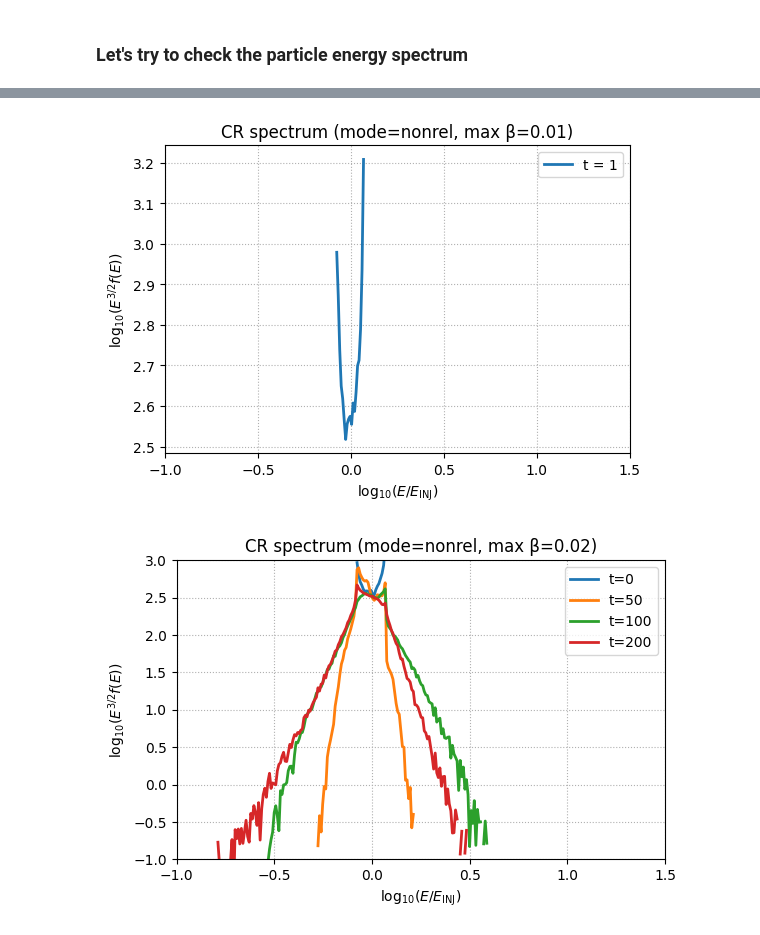
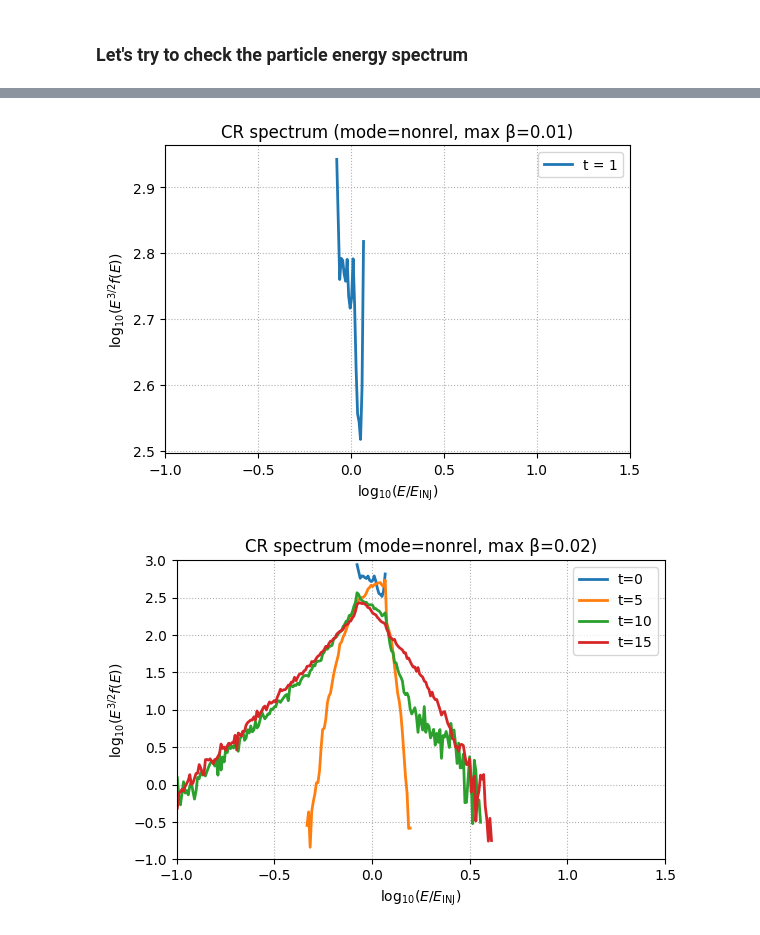
Before and after one commit to weipengyao/scripts, a Jupyter notebook: amrvac/post_particle.ipynb, the cells around one changed output, grey strips where cells are left out. Drawn from its saved outputs; the diff is of its cells as text; code cells hidden in the pictures.

```diff
--- a/amrvac/post_particle.ipynb
+++ b/amrvac/post_particle.ipynb
@@ -9,7 +9,7 @@ import numpy as np
 import matplotlib.pyplot as plt
 # %%
 x, y, z, vx, vy, vz = np.genfromtxt(
-    '/Users/yao/Documents/Data/AMRVAC/test0/test_0001.pic1',
+    '/Users/yao/Documents/Data/AMRVAC/test4/test_0001.pic1',
     usecols=(0,1,2,3,4,5),
     skip_footer=3,
     unpack=True)
@@ -125,37 +123,40 @@ plot_cr_spectrum_E32f_logx(
 plt.xlim([-1.0, 1.5])
 plt.show()
 # %% [output]
-[figure, old version]
+[figure, new version]
 # %%
 import numpy as np
 import matplotlib.pyplot as plt
 
 files  = [
-    "/Users/yao/Documents/Data/AMRVAC/test2/test_0001.pic1",
-    "/Users/yao/Documents/Data/AMRVAC/test2/test_0050.pic1",
-    "/Users/yao/Documents/Data/AMRVAC/test2/test_0100.pic1",
-    "/Users/yao/Documents/Data/AMRVAC/test2/test_0200.pic1",
+    "/Users/yao/Documents/Data/AMRVAC/test4/test_0001.pic1",
+    "/Users/yao/Documents/Data/AMRVAC/test4/test_0005.pic1",
+    "/Users/yao/Documents/Data/AMRVAC/test4/test_0010.pic1",
+    "/Users/yao/Documents/Data/AMRVAC/test4/test_0015.pic1",
 ]
-labels = ["t=0", "t=50", "t=100", "t=200"]   # edit as you like
+labels = ["t=0", "t=5", "t=10", "t=15"]   # edit as you like
 
 mp = 1.67262192369e-27   # proton mass [kg] (change if needed)
 
 fig, ax = plt.subplots(figsize=(6,4))   # one figure, one axis
 
 for f, lab in zip(files, labels):
     vx, vy, vz = np.genfromtxt(f, usecols=(3,4,5), skip_footer=3, unpack=True)
 
     plot_cr_spectrum_E32f_logx(
         vx, vy, vz, m=mp, v_unit="c",
         E_inj_eV=38e3,
         bins=500, Emin_over_Einj=1e-2, Emax_over_Einj=1e2,
         label=lab, ax=ax, line_kwargs=dict(lw=2)
     )
 
+# ax.plot(bm[:,0], bm[:,1]/4, 'k--', lw=2, label='benchmark from paper')
+
 ax.legend()
 ax.set_xlim([-1.0, 1.5])
 ax.set_ylim([-1, 3])
 plt.tight_layout()
 plt.show()
+# plt.savefig('cr_spectrum.png', dpi=300)
 # %% [output]
-[figure, old version]
+[figure, new version]
```
Also changed, not shown: parts of 8 cells of this notebook, 4 other files.
